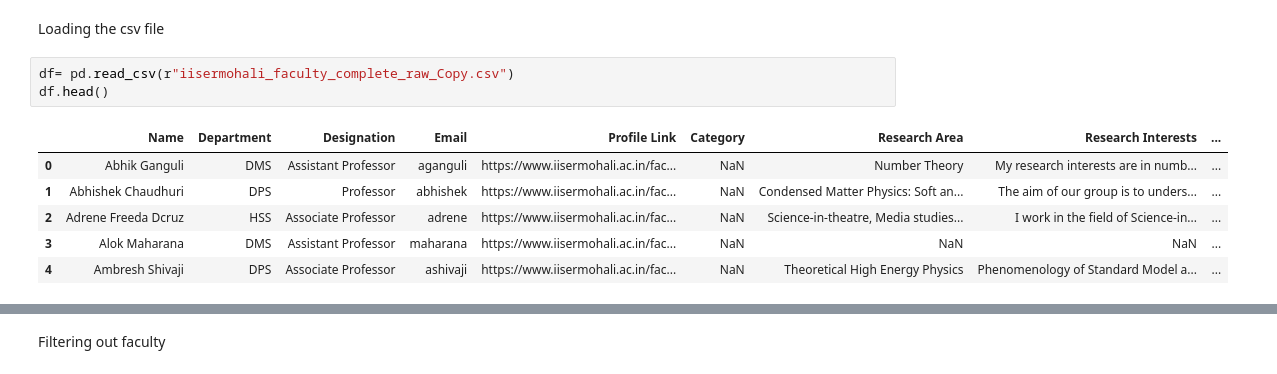
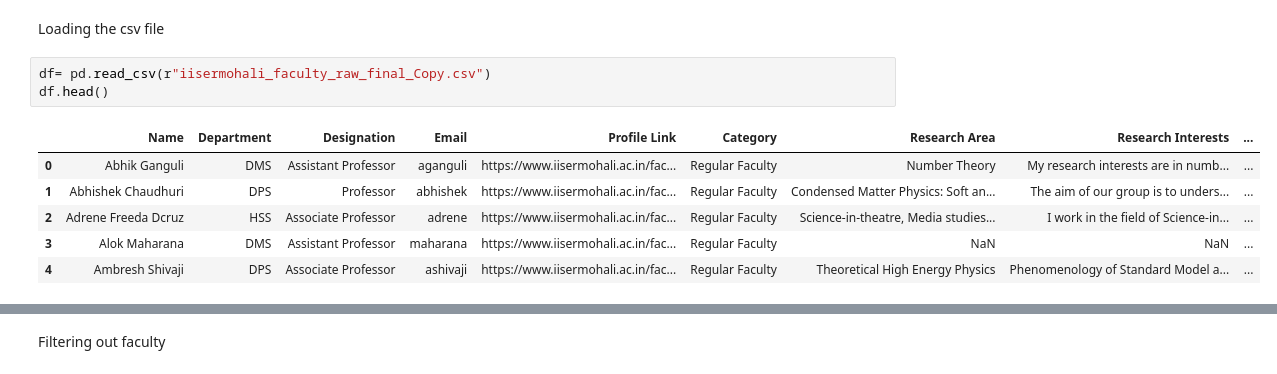
Before and after one commit to Shashvitaratra/IDC409-Project-4-Web-Scraping-II-Faculty-Profiles, a Jupyter notebook: Cleaning.ipynb, the cells around one changed output, grey strips where cells are left out. Saved outputs shown, nothing was run; the diff lists cells and outputs as text.

Commit message:
Updated Faculty Scapper, Cleaning,EDA

```diff
--- a/Cleaning.ipynb
+++ b/Cleaning.ipynb
@@ -10,12 +10,12 @@ Cleaning the file
 # %% [markdown]
 Loading the csv file
 # %%
-df= pd.read_csv(r"iisermohali_faculty_complete_raw_Copy.csv")
+df= pd.read_csv(r"iisermohali_faculty_raw_final_Copy.csv")
 df.head()
 # %% [output]
 |  | Name | Department | Designation | Email | Profile Link | Category | Research Area | Research Interests | ... |
-| 0 | Abhik Ganguli | DMS | Assistant Professor | aganguli | https://www.iisermohali.ac.in/fac... | NaN | Number Theory | My research interests are in numb... | ... |
-| 1 | Abhishek Chaudhuri | DPS | Professor | abhishek | https://www.iisermohali.ac.in/fac... | NaN | Condensed Matter Physics: Soft an... | The aim of our group is to unders... | ... |
-| 2 | Adrene Freeda Dcruz | HSS | Associate Professor | adrene | https://www.iisermohali.ac.in/fac... | NaN | Science-in-theatre, Media studies... | I work in the field of Science-in... | ... |
-| 3 | Alok Maharana | DMS | Assistant Professor | maharana | https://www.iisermohali.ac.in/fac... | NaN | NaN | NaN | ... |
-| 4 | Ambresh Shivaji | DPS | Associate Professor | ashivaji | https://www.iisermohali.ac.in/fac... | NaN | Theoretical High Energy Physics | Phenomenology of Standard Model a... | ... |
+| 0 | Abhik Ganguli | DMS | Assistant Professor | aganguli | https://www.iisermohali.ac.in/fac... | Regular Faculty | Number Theory | My research interests are in numb... | ... |
+| 1 | Abhishek Chaudhuri | DPS | Professor | abhishek | https://www.iisermohali.ac.in/fac... | Regular Faculty | Condensed Matter Physics: Soft an... | The aim of our group is to unders... | ... |
+| 2 | Adrene Freeda Dcruz | HSS | Associate Professor | adrene | https://www.iisermohali.ac.in/fac... | Regular Faculty | Science-in-theatre, Media studies... | I work in the field of Science-in... | ... |
+| 3 | Alok Maharana | DMS | Assistant Professor | maharana | https://www.iisermohali.ac.in/fac... | Regular Faculty | NaN | NaN | ... |
+| 4 | Ambresh Shivaji | DPS | Associate Professor | ashivaji | https://www.iisermohali.ac.in/fac... | Regular Faculty | Theoretical High Energy Physics | Phenomenology of Standard Model a... | ... |
```
Also changed, not shown: parts of 23 cells of this notebook, 16 other files.
